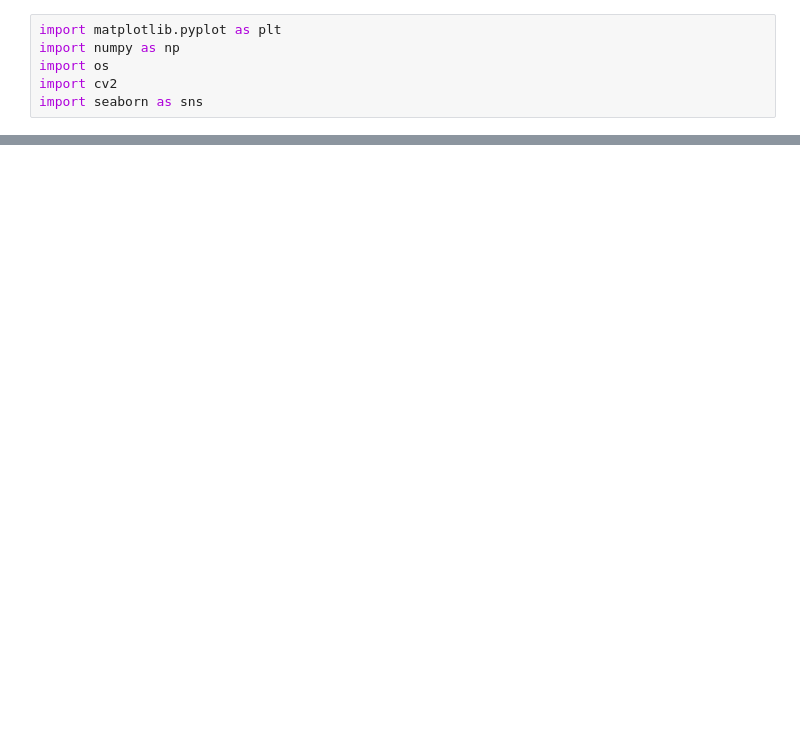
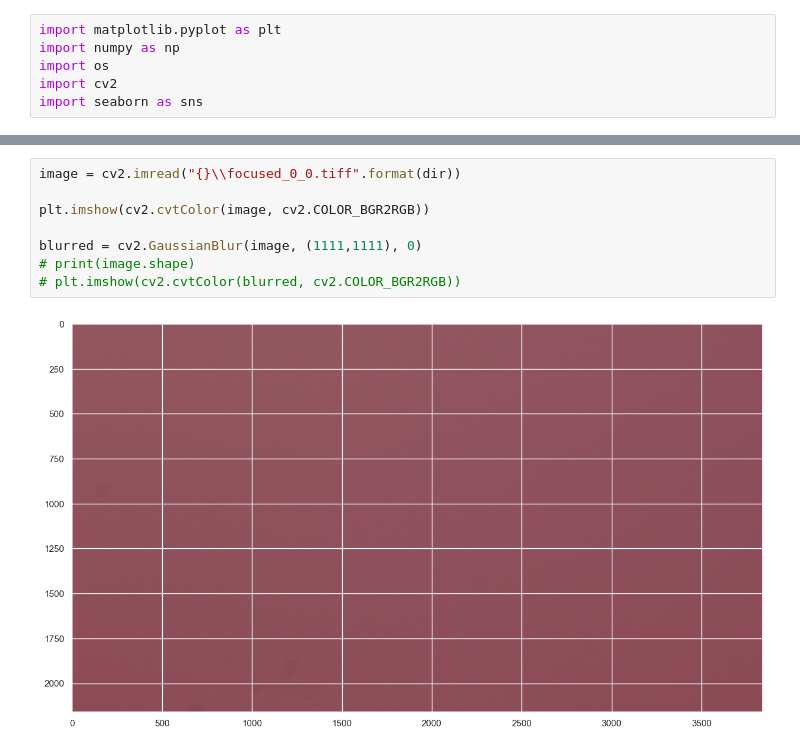
Before and after one commit to temporalecologylab/TreeRings, a Jupyter notebook: code/focus_testng/variance_heatmap.ipynb, the cells around one changed output, grey strips where cells are left out. Cells and saved outputs as stored; diff of their text form; blank space fills up the shorter version.

```diff
--- a/code/focus_testng/variance_heatmap.ipynb
+++ b/code/focus_testng/variance_heatmap.ipynb
@@ -71,0 +145,10 @@ print(var)
+# %%
+image = cv2.imread("{}\\focused_0_0.tiff".format(dir))
+
+plt.imshow(cv2.cvtColor(image, cv2.COLOR_BGR2RGB))
+
+blurred = cv2.GaussianBlur(image, (1111,1111), 0)
+# print(image.shape)
+# plt.imshow(cv2.cvtColor(blurred, cv2.COLOR_BGR2RGB))
+# %% [output]
+[figure, added]
```
Also changed, not shown: parts of 12 cells of this notebook, 4 other files.
